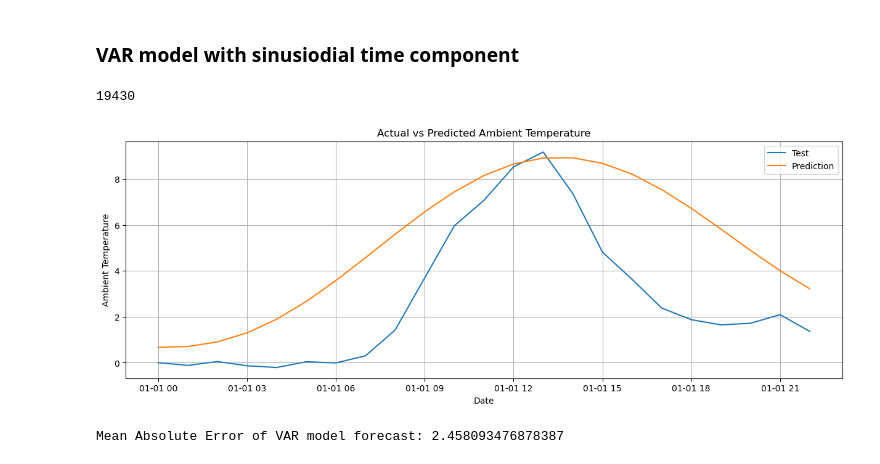
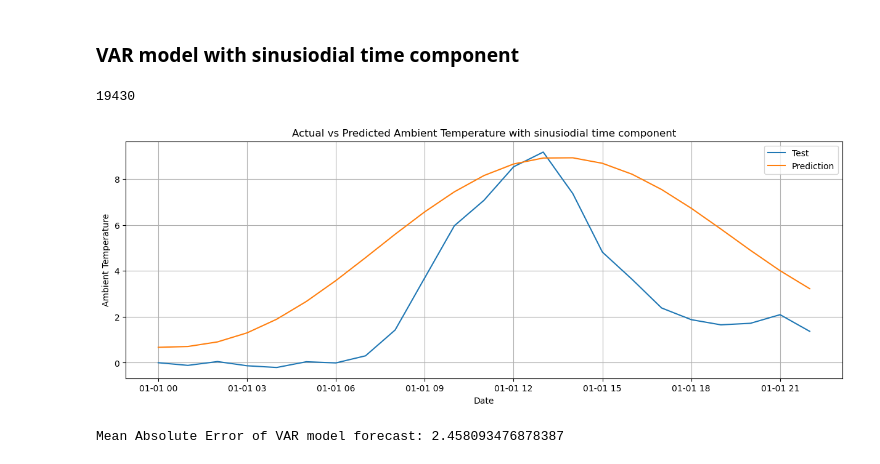
Before and after one commit to bregina98/Local-prediction-of-weather-parameters-based-on-historical-data, a Jupyter notebook: multivariate model/VAR model.ipynb, the cells around one changed output. Saved outputs shown, nothing was run; the diff lists cells and outputs as text; code cells hidden in the pictures.

```diff
--- a/multivariate model/VAR model.ipynb
+++ b/multivariate model/VAR model.ipynb
@@ -392,31 +392,31 @@ ARIMA(4,1,2) forecast absolute error:                        1.474775
 # %% [markdown]
 ### VAR model with sinusiodial time component
 # %%
-# AMBIENT TEMPERATURE
+# AMBIENT TEMPERATURE sinus
 
 train_temp_sinus = all_hourly_20_21_22_sinus['AMBIENT_TEMPERATURE']
 test_temp_sinus = all_hourly_23_sinus['AMBIENT_TEMPERATURE']
 print(len(train_temp)) # 19430
 
 lagged_values_sinus = all_hourly_20_21_22_sinus.values[-n_lags:]
 pred_sinus = results_sinus.forecast(y=lagged_values_sinus, steps=24)
 pred_df_sinus = pd.DataFrame(pred_sinus, columns=all_hourly_20_21_22_sinus.columns)
 
 plt.figure(figsize=(15, 5))
 plt.grid()
 
 plt.plot(all_hourly_23_sinus.index[:23], all_hourly_23_sinus['AMBIENT_TEMPERATURE'][:23], label='Test')
 
 plt.plot(all_hourly_23_sinus.index[:23], pred_df_sinus['AMBIENT_TEMPERATURE'][:23], label='Prediction')
 
 plt.legend()
-plt.title('Actual vs Predicted Ambient Temperature')
+plt.title('Actual vs Predicted Ambient Temperature with sinusiodial time component')
 plt.xlabel('Date')
 plt.ylabel('Ambient Temperature')
 plt.show()
 # %% [output]
 19430
-[figure, old version]
+[figure, new version]
 # %%
 # mean absolute error of the forecast of sinus VAR
 
```
Also changed, not shown: parts of 2 cells of this notebook.
